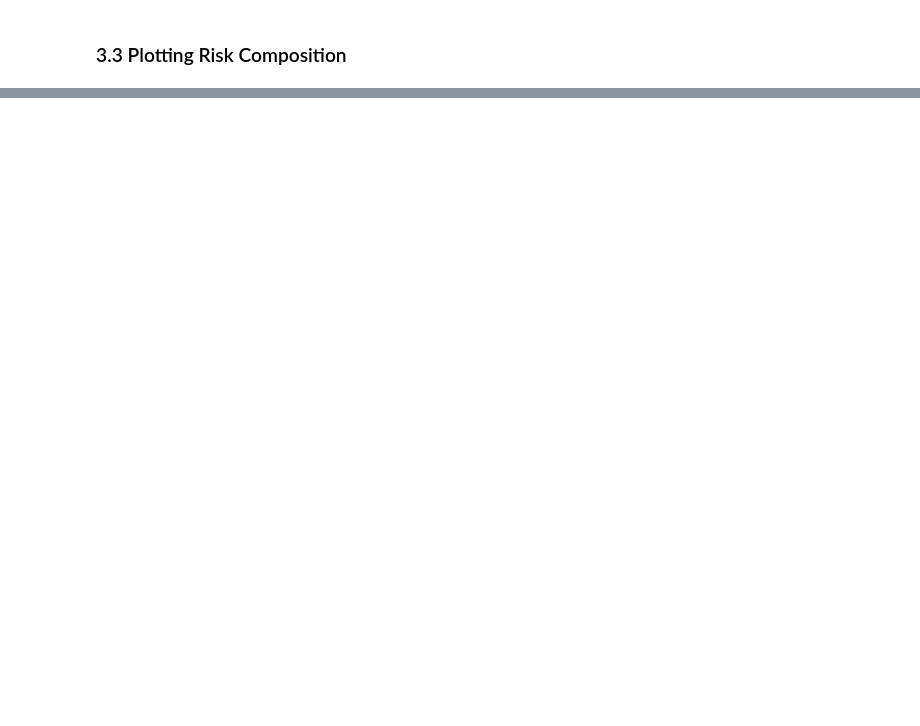
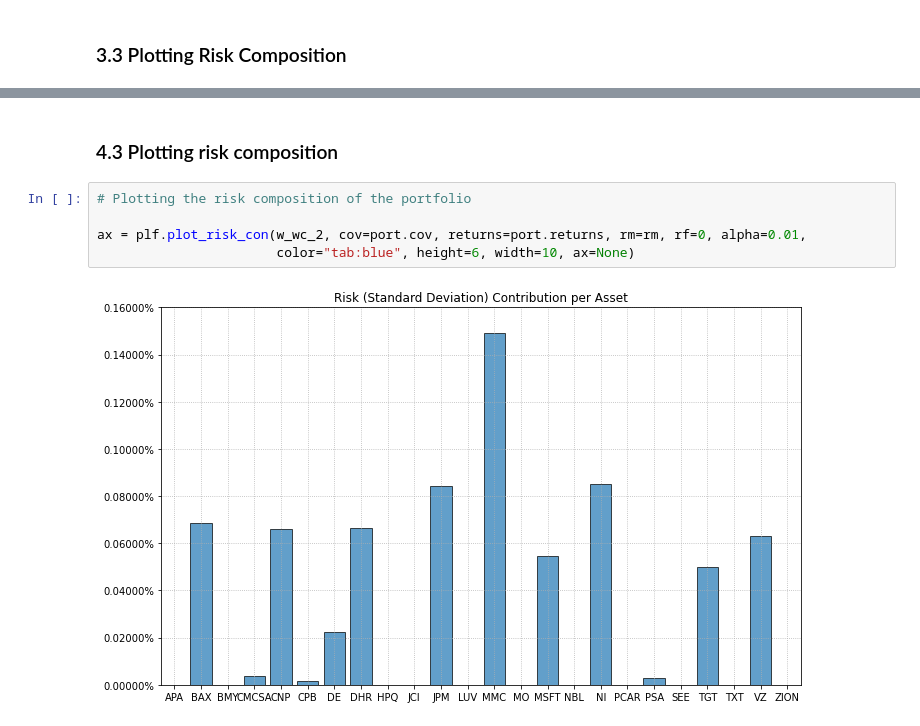
Before and after one commit to dcajasn/Riskfolio-Lib, a Jupyter notebook: examples/Tutorial 12.ipynb, the cells around one changed output, grey strips where cells are left out. Cells and saved outputs as stored; diff of their text form; blank space fills up the shorter version.

```diff
--- a/examples/Tutorial 12.ipynb
+++ b/examples/Tutorial 12.ipynb
@@ -220,0 +184,9 @@ w_s.plot.bar(ax=ax)
+# %% [markdown]
+### 4.3 Plotting risk composition
+# %%
+# Plotting the risk composition of the portfolio
+
+ax = plf.plot_risk_con(w_wc_2, cov=port.cov, returns=port.returns, rm=rm, rf=0, alpha=0.01,
+                       color="tab:blue", height=6, width=10, ax=None)
+# %% [output]
+[figure, added]
```
Also changed, not shown: parts of 21 cells of this notebook, 7 other files.
